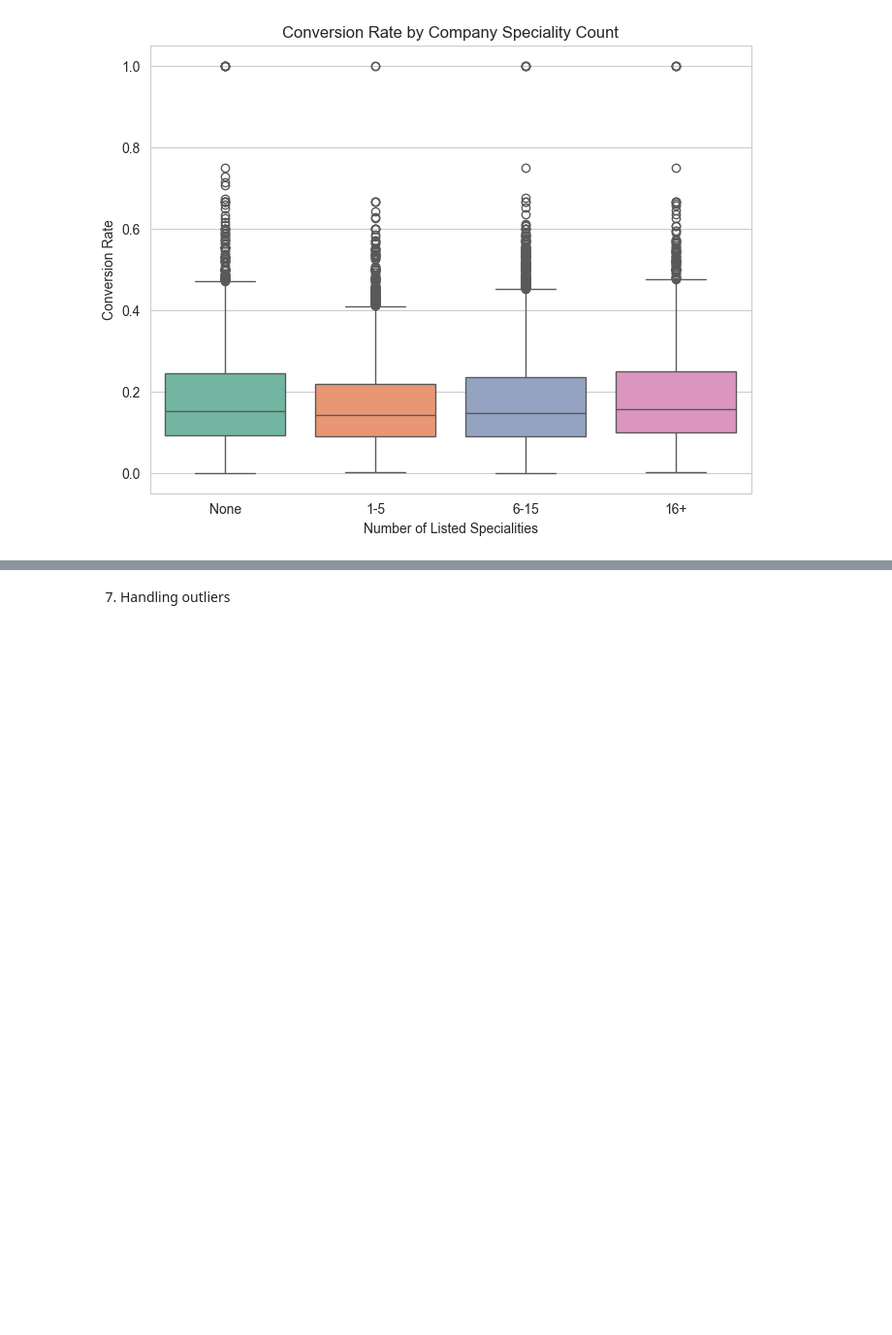
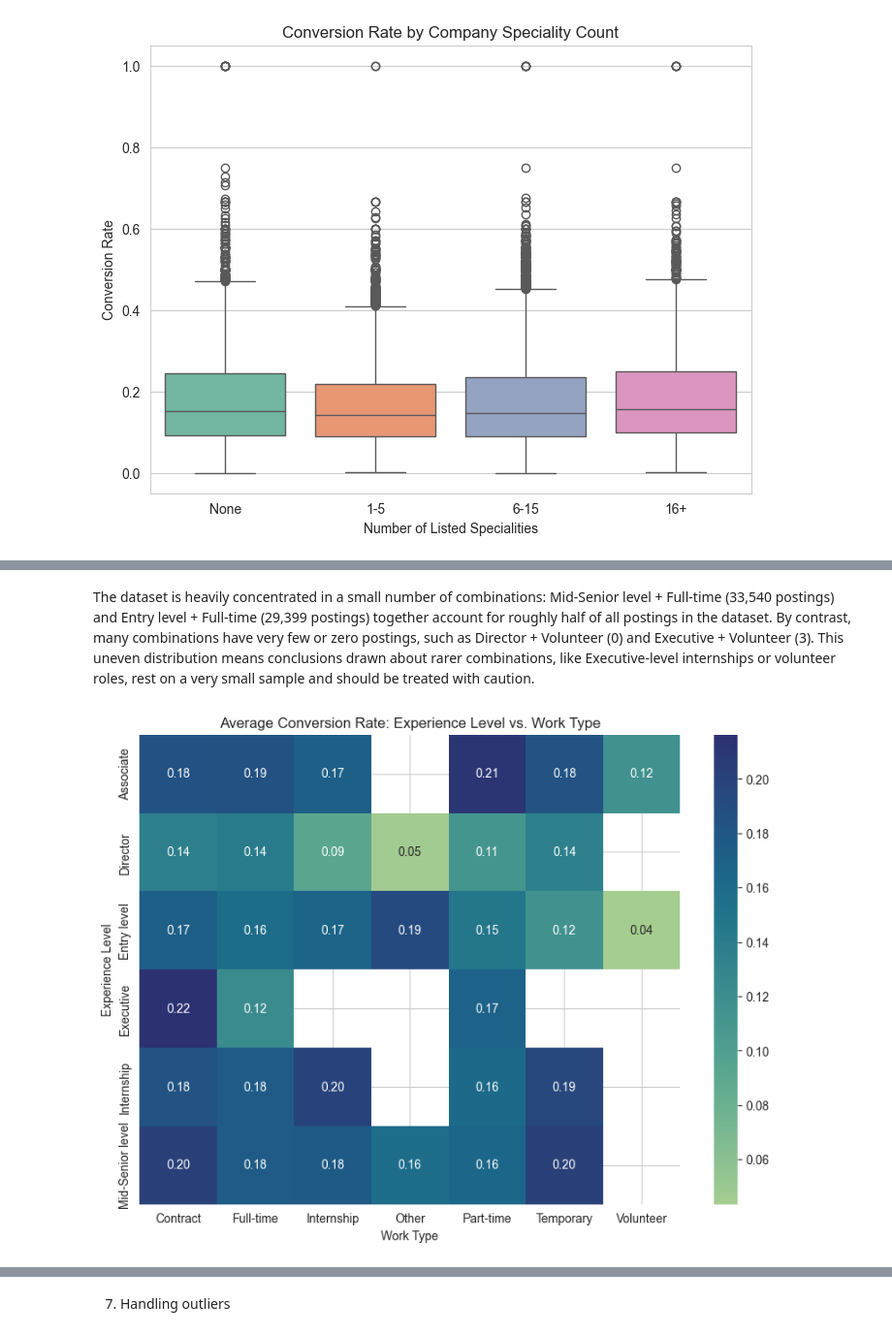
Before and after one commit to AsiyahSpeight/ADS501-Consultancy-Project, a Jupyter notebook: notebooks/jobPostingsExploration.ipynb, the cells around one changed output, grey strips where cells are left out. Shown at 97% size. Cells and saved outputs as stored; diff of their text form; code cells hidden in the pictures; blank space fills up the shorter version.

```diff
--- a/notebooks/jobPostingsExploration.ipynb
+++ b/notebooks/jobPostingsExploration.ipynb
@@ -676,0 +690,20 @@ Conversion rate is very similar across all speciality-count buckets (roughly 0.1
+# %% [markdown]
+The dataset is heavily concentrated in a small number of combinations: Mid-Senior level + Full-time (33,540 postings) and Entry level + Full-time (29,399 postings) together account for roughly half of all postings in the dataset. By contrast, many combinations have very few or zero postings, such as Director + Volunteer (0) and Executive + Volunteer (3). This uneven distribution means conclusions drawn about rarer combinations, like Executive-level internships or volunteer roles, rest on a very small sample and should be treated with caution.
+# %%
+# Viz 16 - Average conversion rate: experience level vs. work type
+
+pivotTable = df_merged.pivot_table(
+    values="conversion_rate",
+    index="formatted_experience_level",
+    columns="formatted_work_type",
+    aggfunc="mean"
+)
+
+plt.figure(figsize=(10, 7))
+sns.heatmap(pivotTable, annot=True, fmt=".2f", cmap="crest")
+plt.title("Average Conversion Rate: Experience Level vs. Work Type")
+plt.xlabel("Work Type")
+plt.ylabel("Experience Level")
+plt.show()
+# %% [output]
+[figure, added]
```
Also changed, not shown: parts of 15 cells of this notebook.
